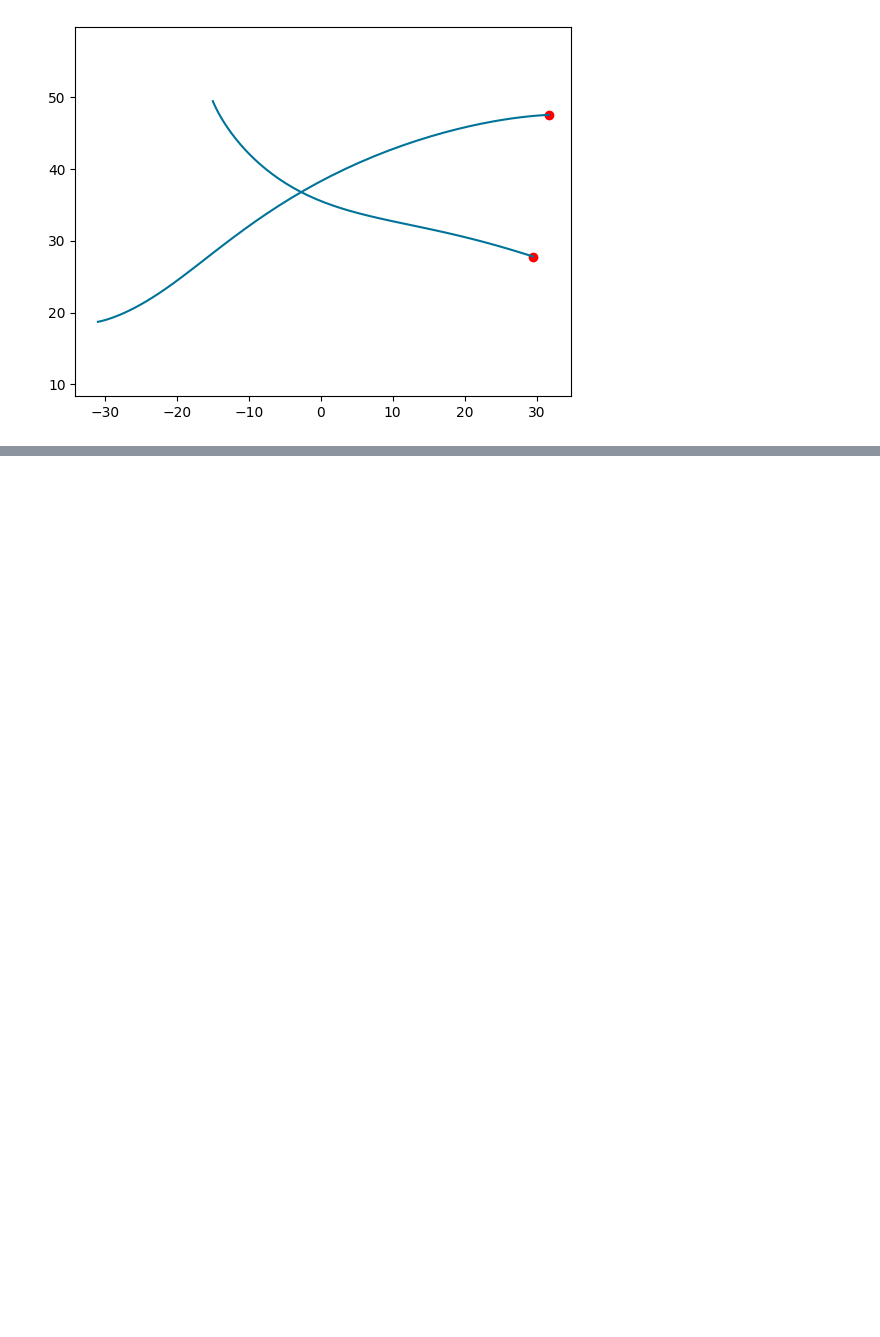
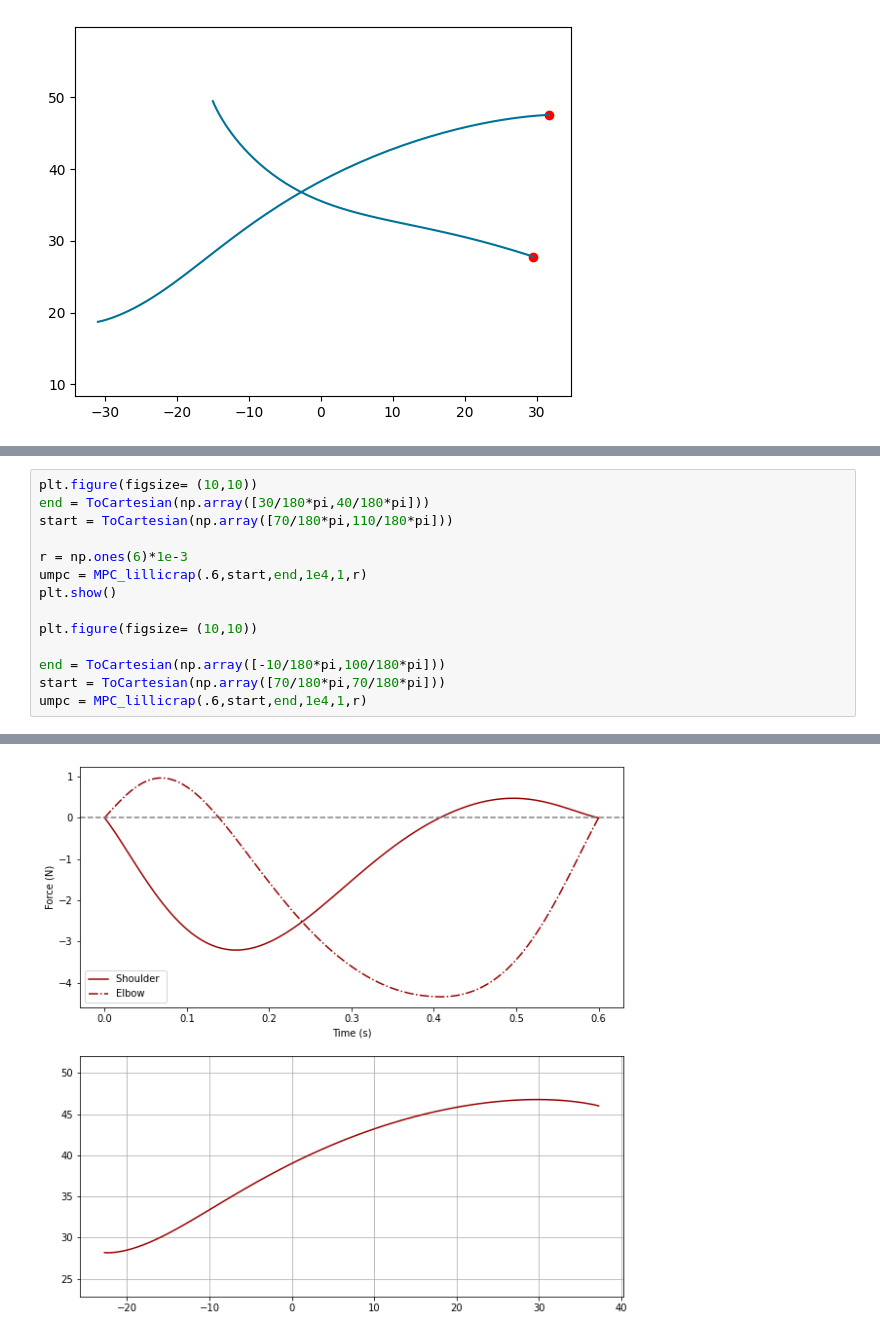
Before and after one commit to AlexandreThy/PhD, a Jupyter notebook: CurrentParts/NonlinearMPC.ipynb, the cells around one changed output, grey strips where cells are left out. Cells and saved outputs as stored; diff of their text form; blank space fills up the shorter version.

```diff
--- a/CurrentParts/NonlinearMPC.ipynb
+++ b/CurrentParts/NonlinearMPC.ipynb
@@ -1207,0 +1365,15 @@ Solver did not find a solution.
+# %%
+plt.figure(figsize= (10,10))
+end = ToCartesian(np.array([30/180*pi,40/180*pi]))
+start = ToCartesian(np.array([70/180*pi,110/180*pi]))
+
+r = np.ones(6)*1e-3
+umpc = MPC_lillicrap(.6,start,end,1e4,1,r)
+plt.show()
+
+plt.figure(figsize= (10,10))
+
+end = ToCartesian(np.array([-10/180*pi,100/180*pi]))
+start = ToCartesian(np.array([70/180*pi,70/180*pi]))
+umpc = MPC_lillicrap(.6,start,end,1e4,1,r)
+# %% [output]
@@ -1207,0 +1387 @@ Solver did not find a solution.
+[figure, added]
```
Also changed, not shown: parts of 2 cells of this notebook, 2 other files.
